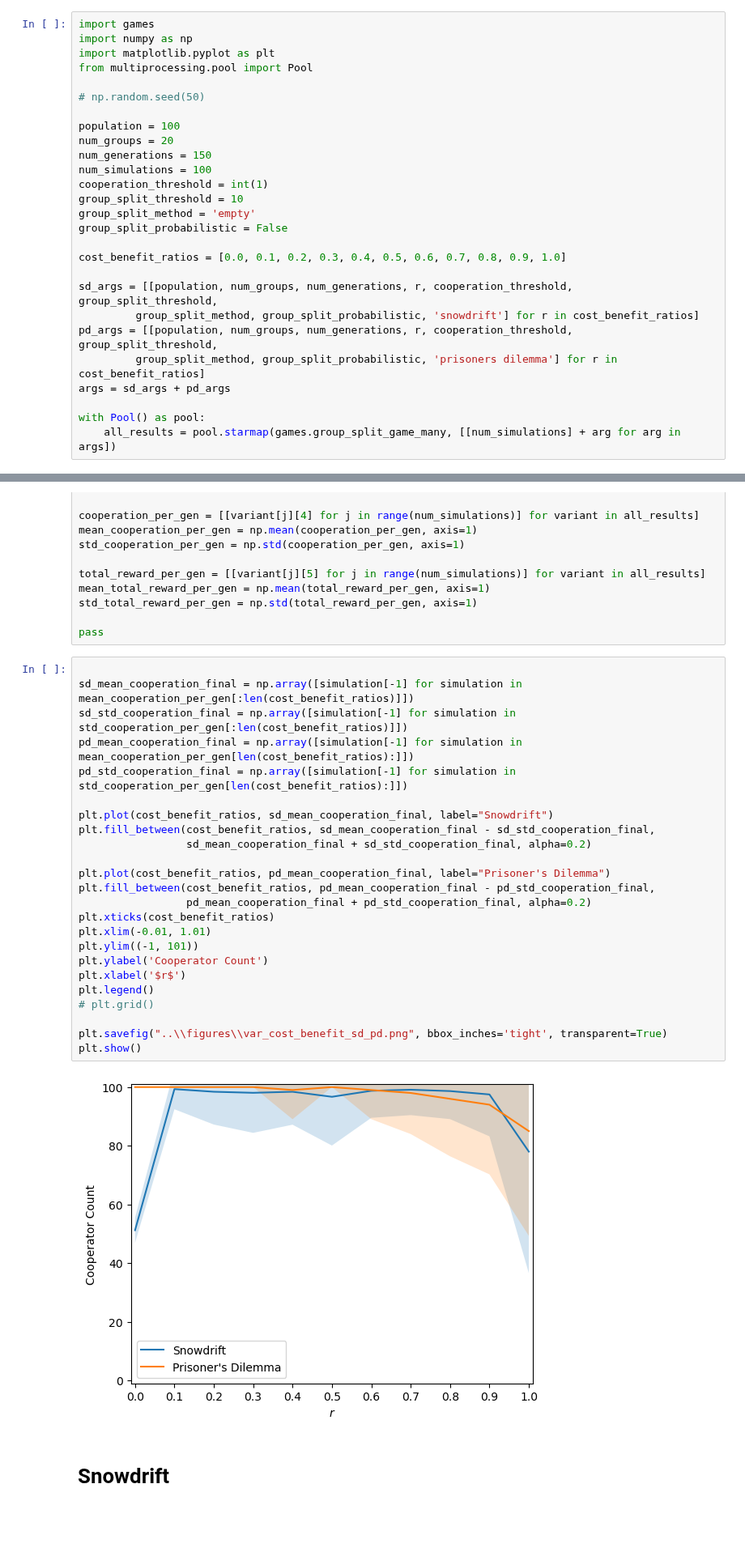
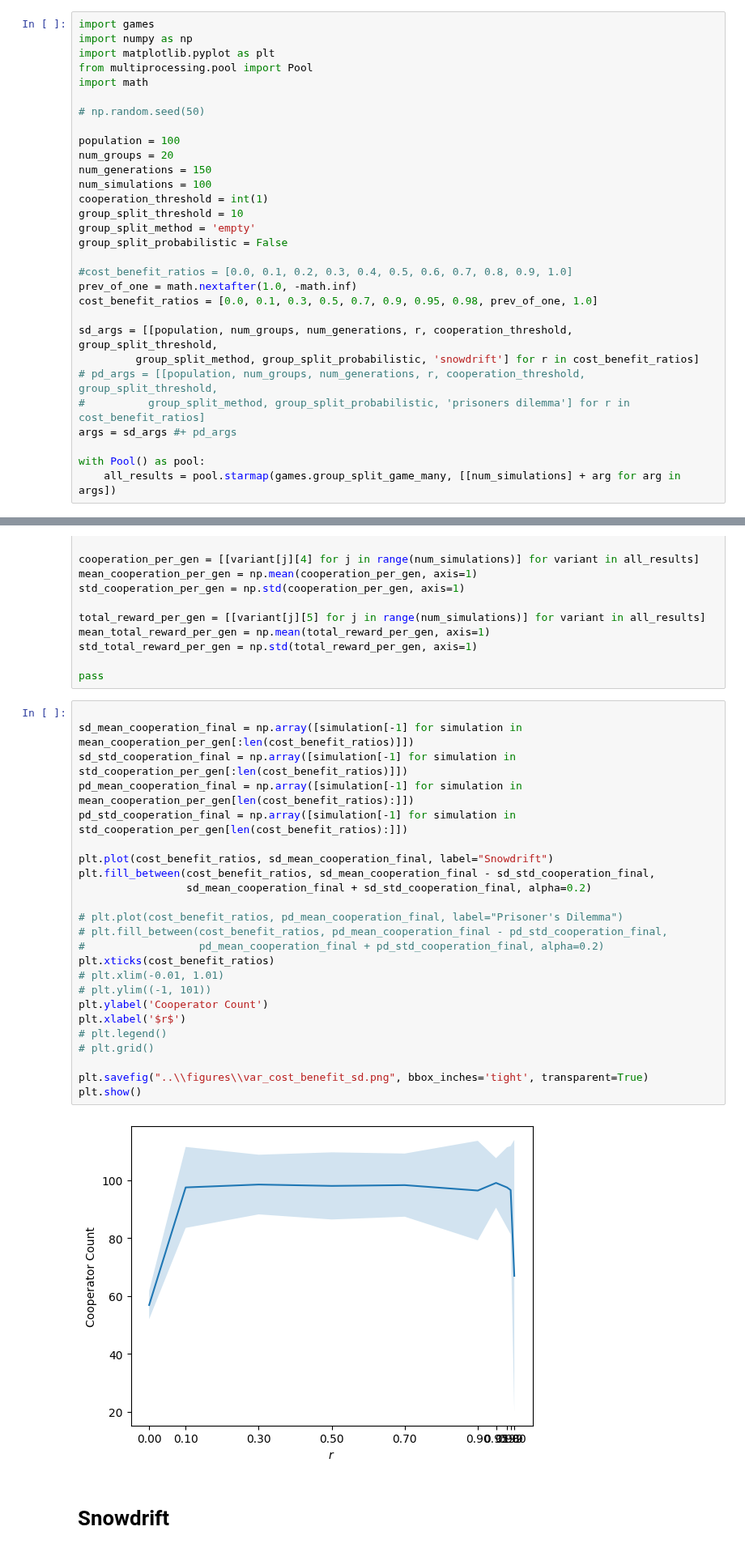
Before and after one commit to wbp1702/prisoners_dilemma, a Jupyter notebook: refactor/varying_cost_benefit.ipynb, the cells around one changed output, grey strips where cells are left out. Shown at 81% size. Cells and saved outputs as stored; diff of their text form; blank space fills up the shorter version.

```diff
--- a/refactor/varying_cost_benefit.ipynb
+++ b/refactor/varying_cost_benefit.ipynb
@@ -3,6 +3,7 @@ import games
 import numpy as np
 import matplotlib.pyplot as plt
 from multiprocessing.pool import Pool
+import math
 
 # np.random.seed(50)
 
@@ -15,13 +16,15 @@ group_split_threshold = 10
 group_split_method = 'empty'
 group_split_probabilistic = False
 
-cost_benefit_ratios = [0.0, 0.1, 0.2, 0.3, 0.4, 0.5, 0.6, 0.7, 0.8, 0.9, 1.0]
+#cost_benefit_ratios = [0.0, 0.1, 0.2, 0.3, 0.4, 0.5, 0.6, 0.7, 0.8, 0.9, 1.0]
+prev_of_one = math.nextafter(1.0, -math.inf)
+cost_benefit_ratios = [0.0, 0.1, 0.3, 0.5, 0.7, 0.9, 0.95, 0.98, prev_of_one, 1.0]
 
 sd_args = [[population, num_groups, num_generations, r, cooperation_threshold, group_split_threshold,
          group_split_method, group_split_probabilistic, 'snowdrift'] for r in cost_benefit_ratios]
-pd_args = [[population, num_groups, num_generations, r, cooperation_threshold, group_split_threshold,
-         group_split_method, group_split_probabilistic, 'prisoners dilemma'] for r in cost_benefit_ratios]
-args = sd_args + pd_args
+# pd_args = [[population, num_groups, num_generations, r, cooperation_threshold, group_split_threshold,
+#          group_split_method, group_split_probabilistic, 'prisoners dilemma'] for r in cost_benefit_ratios]
+args = sd_args #+ pd_args
 
 with Pool() as pool:
     all_results = pool.starmap(games.group_split_game_many, [[num_simulations] + arg for arg in args])
@@ -43,29 +46,29 @@ pass
 # %%
 
 sd_mean_cooperation_final = np.array([simulation[-1] for simulation in mean_cooperation_per_gen[:len(cost_benefit_ratios)]])
 sd_std_cooperation_final = np.array([simulation[-1] for simulation in std_cooperation_per_gen[:len(cost_benefit_ratios)]])
 pd_mean_cooperation_final = np.array([simulation[-1] for simulation in mean_cooperation_per_gen[len(cost_benefit_ratios):]])
 pd_std_cooperation_final = np.array([simulation[-1] for simulation in std_cooperation_per_gen[len(cost_benefit_ratios):]])
 
 plt.plot(cost_benefit_ratios, sd_mean_cooperation_final, label="Snowdrift")
 plt.fill_between(cost_benefit_ratios, sd_mean_cooperation_final - sd_std_cooperation_final,
                  sd_mean_cooperation_final + sd_std_cooperation_final, alpha=0.2)
 
-plt.plot(cost_benefit_ratios, pd_mean_cooperation_final, label="Prisoner's Dilemma")
-plt.fill_between(cost_benefit_ratios, pd_mean_cooperation_final - pd_std_cooperation_final,
-                 pd_mean_cooperation_final + pd_std_cooperation_final, alpha=0.2)
+# plt.plot(cost_benefit_ratios, pd_mean_cooperation_final, label="Prisoner's Dilemma")
+# plt.fill_between(cost_benefit_ratios, pd_mean_cooperation_final - pd_std_cooperation_final,
+#                  pd_mean_cooperation_final + pd_std_cooperation_final, alpha=0.2)
 plt.xticks(cost_benefit_ratios)
-plt.xlim(-0.01, 1.01)
-plt.ylim((-1, 101))
+# plt.xlim(-0.01, 1.01)
+# plt.ylim((-1, 101))
 plt.ylabel('Cooperator Count')
 plt.xlabel('$r$')
-plt.legend()
+# plt.legend()
 # plt.grid()
 
-plt.savefig("..\\figures\\var_cost_benefit_sd_pd.png", bbox_inches='tight', transparent=True)
+plt.savefig("..\\figures\\var_cost_benefit_sd.png", bbox_inches='tight', transparent=True)
 plt.show()
 # %% [output]
-[figure, old version]
+[figure, new version]
 # %% [markdown]
 # Snowdrift
 # %%
```
Also changed, not shown: parts of 1 cell of this notebook, 39 other files.
